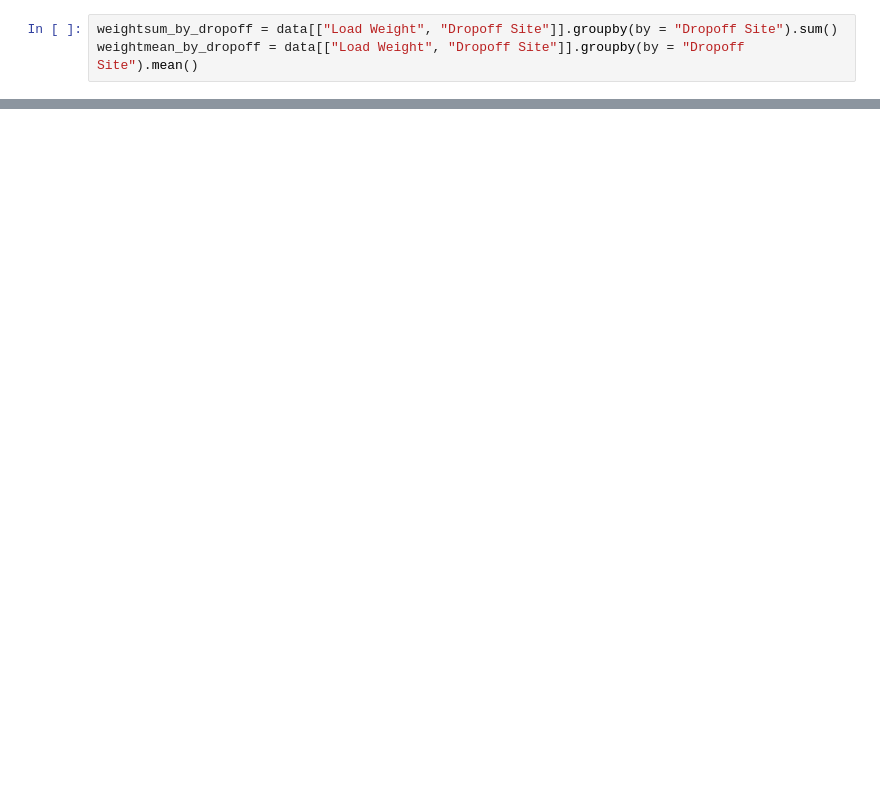
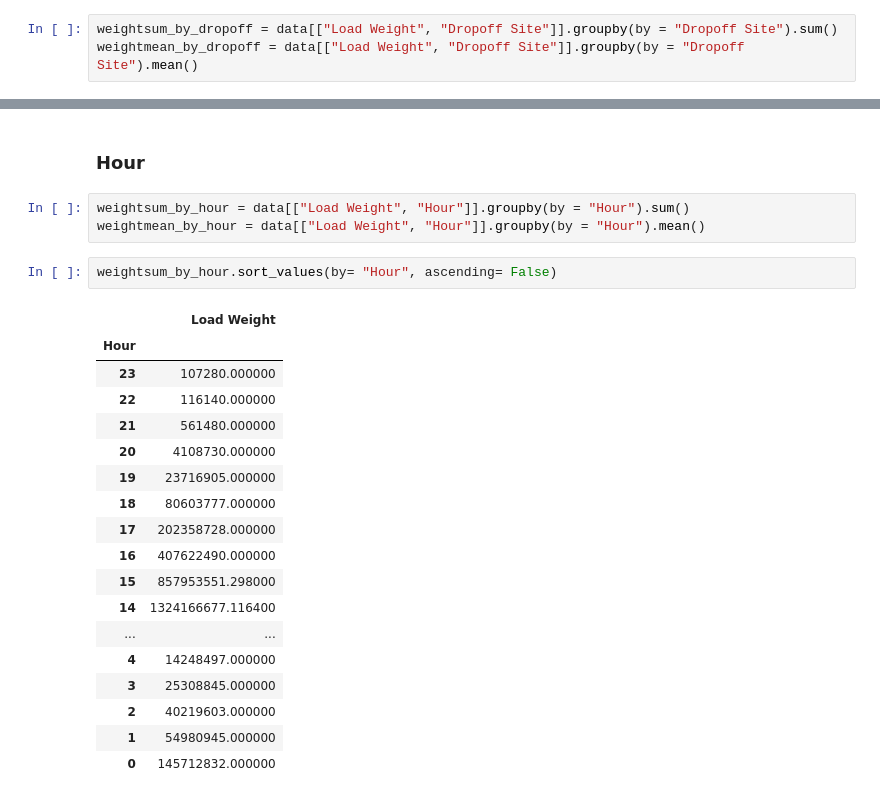
Before and after one commit to Pravallika-Myneni/world_data_league_2022, a Jupyter notebook: stage_one/garbage_collection.ipynb, the cells around one changed output, grey strips where cells are left out. Cells and saved outputs as stored; diff of their text form; blank space fills up the shorter version.

```diff
--- a/stage_one/garbage_collection.ipynb
+++ b/stage_one/garbage_collection.ipynb
@@ -285,0 +425,26 @@ weightsum_by_dropoff.sort_values(by= "Load Weight", ascending= False)
+# %% [markdown]
+### Hour
+# %%
+weightsum_by_hour = data[["Load Weight", "Hour"]].groupby(by = "Hour").sum()
+weightmean_by_hour = data[["Load Weight", "Hour"]].groupby(by = "Hour").mean()
+# %%
+weightsum_by_hour.sort_values(by= "Hour", ascending= False)
+# %% [output]
+|  | Load Weight |
+| Hour |  |
+| 23 | 107280.000000 |
+| 22 | 116140.000000 |
+| 21 | 561480.000000 |
+| 20 | 4108730.000000 |
+| 19 | 23716905.000000 |
+| 18 | 80603777.000000 |
+| 17 | 202358728.000000 |
+| 16 | 407622490.000000 |
+| 15 | 857953551.298000 |
+| 14 | 1324166677.116400 |
+| ... | ... |
+| 4 | 14248497.000000 |
+| 3 | 25308845.000000 |
+| 2 | 40219603.000000 |
+| 1 | 54980945.000000 |
+| 0 | 145712832.000000 |
```
Also changed, not shown: parts of 41 cells of this notebook, 4 other files.
